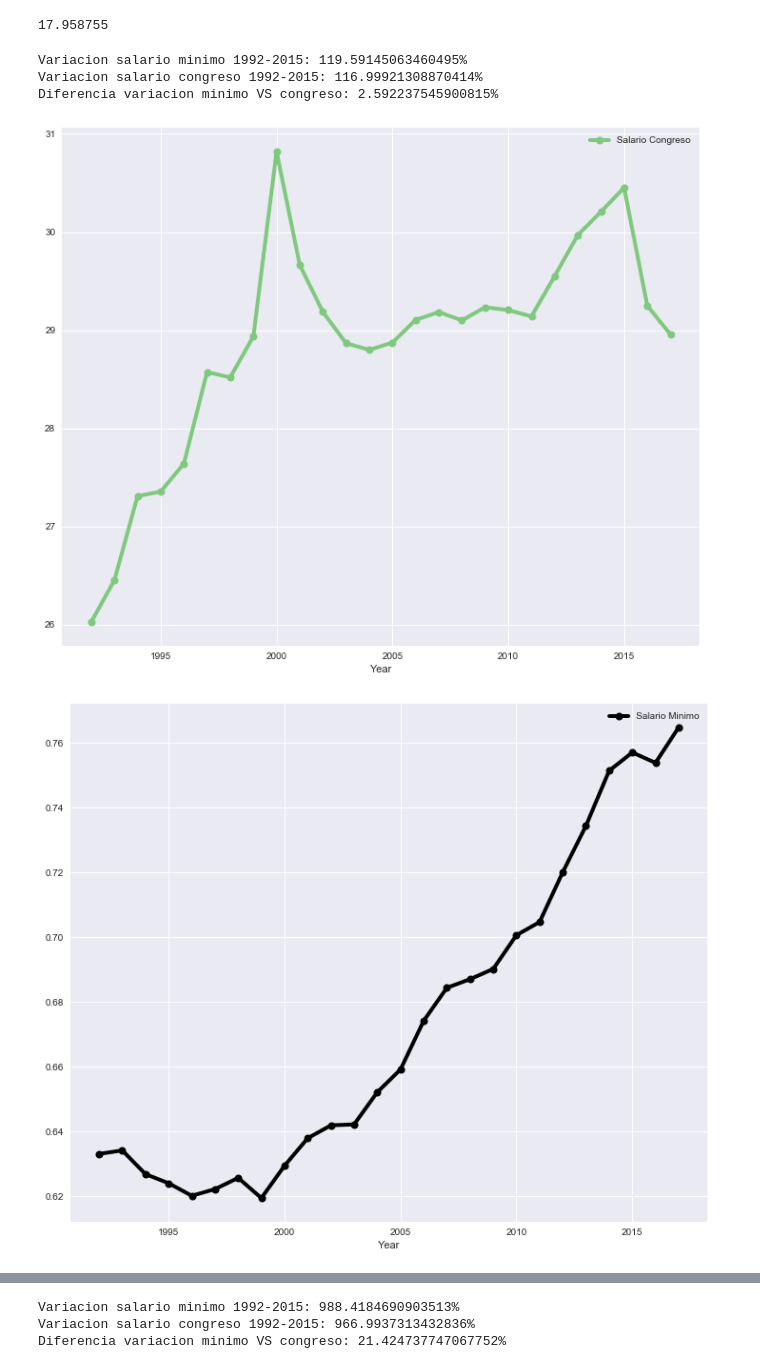
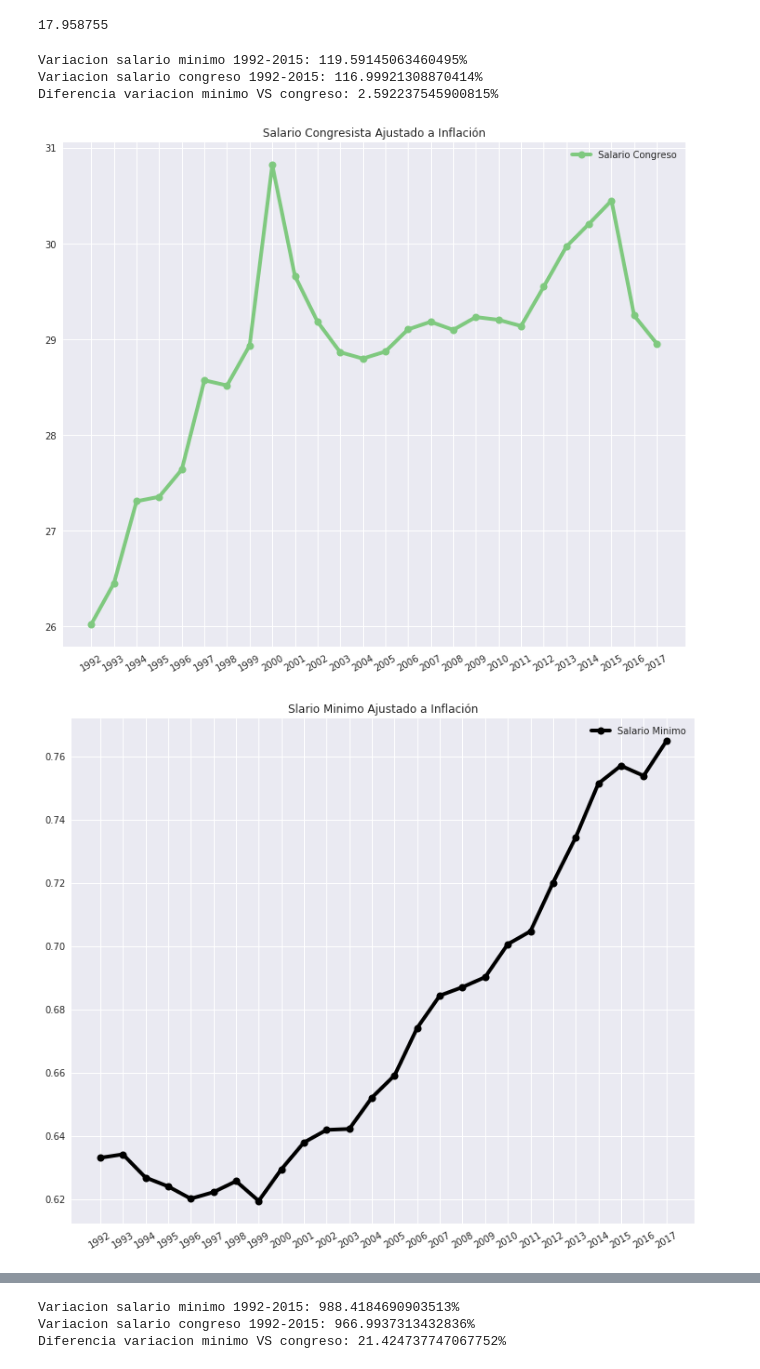
Before and after one commit to DarkDruiD/Consulta-Popular-Anticorrupcion, a Jupyter notebook: Consulta.ipynb, the cells around one changed output, grey strips where cells are left out. Saved outputs shown, nothing was run; the diff lists cells and outputs as text; code cells hidden in the pictures.

```diff
--- a/Consulta.ipynb
+++ b/Consulta.ipynb
@@ -352,51 +416,62 @@ for index, data in cvm.iterrows():
     cvm_adj.loc[index, "Salario Minimo"] = (data["Salario Minimo"] / ipc.loc["{}-01".format(index), "IPC"]) * ipc.loc["2018-01", "IPC"]
 
 cvm_adj_c = cvm_adj[["Salario Congreso"]]
-_ = cvm_adj_c.plot(label="Transición",
+g = cvm_adj_c.plot(label="Transición",
                    figsize=(12, 10),
                    linewidth=4,
                    style="-o",
                    ms=8,
-                   colormap='Accent')
+                   colormap='Accent',
+                   title="Salario Congresista Ajustado a Inflación",
+                   xticks=cvm.index.values)
+_ = g.set_xticklabels(labels=cvm_adj_c.index.values, rotation=30)
+g.xaxis.label.set_visible(False)
+g.yaxis.label.set_visible(False)
 
 cvm_adj_m = cvm_adj[["Salario Minimo"]]
-_ = cvm_adj_m.plot(label="Transición",
+g = cvm_adj_m.plot(label="Transición",
                    figsize=(12, 10),
                    linewidth=4,
                    style="-o",
                    ms=8,
-                   colormap='gray')
+                   colormap='gray',
+                   title="Slario Minimo Ajustado a Inflación",
+                   xticks=cvm.index.values)
+_ = g.set_xticklabels(labels=cvm_adj_c.index.values, rotation=30)
+g.xaxis.label.set_visible(False)
+g.yaxis.label.set_visible(False)
 
 scaled_features = StandardScaler().fit_transform(cvm.values)
 scaled_features = pandas.DataFrame(scaled_features)
 scaled_features["Year"] = cvm.index.values
 scaled_features = scaled_features.rename(
     index=str,
     columns={1: "Salario Congreso", 0: "Salario Minimo"}
 )
 
 scaled_features.set_index("Year", inplace=True)
 g = scaled_features.plot(label="Transición",
                          figsize=(12, 10),
                          linewidth=4,
                          style="-o",
                          ms=8,
                          colormap='Accent',
                          xticks=cvm.index.values)
-
 _ = g.set_xticklabels(labels=cvm.index.values, rotation=30)
+g.xaxis.label.set_visible(False)
+g.yaxis.label.set_visible(False)
 
 #diff_minim = ((cvm_adj.loc[2015, "Salario Minimo"] / cvm_adj.loc[1992, "Salario Minimo"]) - 1) * 100
 diff_minim = ((cvm_adj.loc[2015, "Salario Minimo"] * 100) / cvm_adj.loc[1992, "Salario Minimo"])
 #diff_cong = ((cvm_adj.loc[2015, "Salario Congreso"] / cvm_adj.loc[1992, "Salario Congreso"]) - 1) * 100
 diff_cong = ((cvm_adj.loc[2015, "Salario Congreso"] * 100) / cvm_adj.loc[1992, "Salario Congreso"])
 
 print("Variacion salario minimo 1992-2015: {}%".format(diff_minim))
 print("Variacion salario congreso 1992-2015: {}%".format(diff_cong))
 print("Diferencia variacion minimo VS congreso: {}%".format(diff_minim - diff_cong))
 # %% [output]
 Variacion salario minimo 1992-2015: 119.59145063460495%
 Variacion salario congreso 1992-2015: 116.99921308870414%
 Diferencia variacion minimo VS congreso: 2.592237545900815%
-[figure, old version]
+[figure, new version]
-[figure, old version]
+[figure, new version]
```
Also changed, not shown: parts of 16 cells of this notebook.
